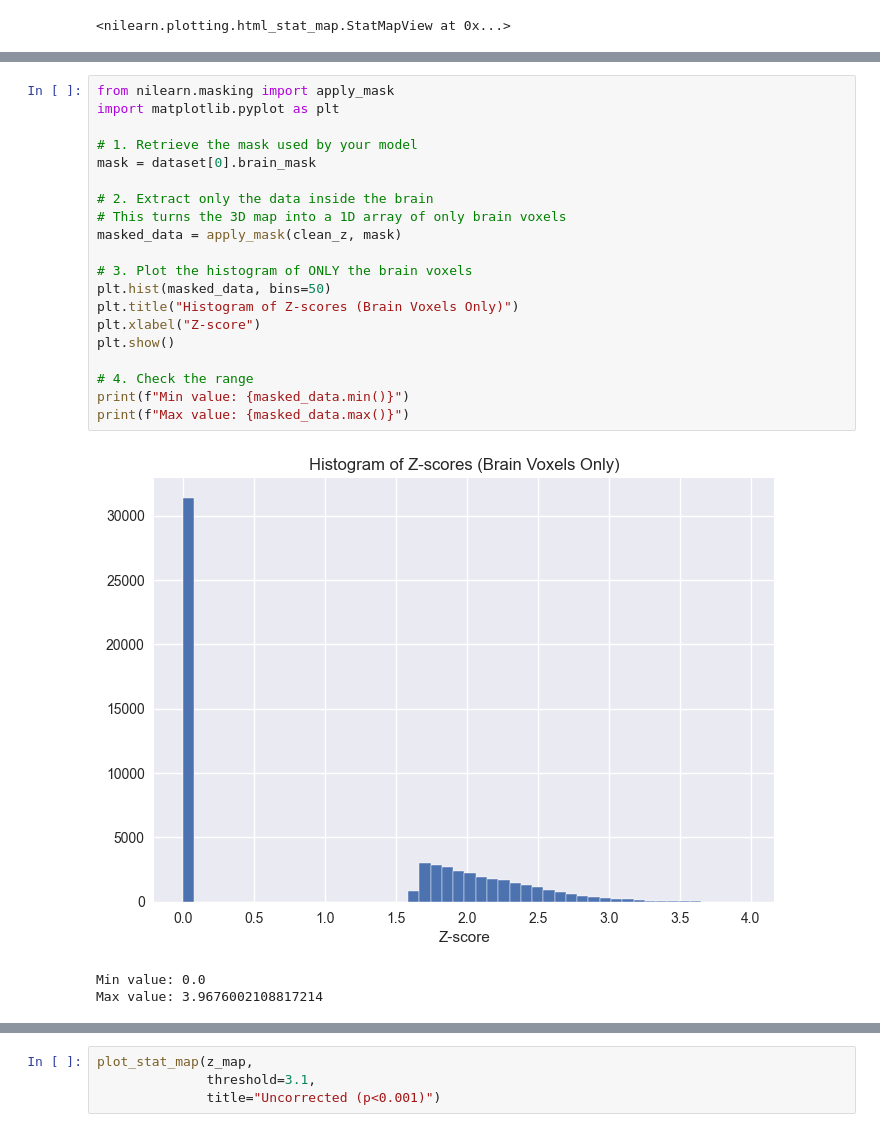
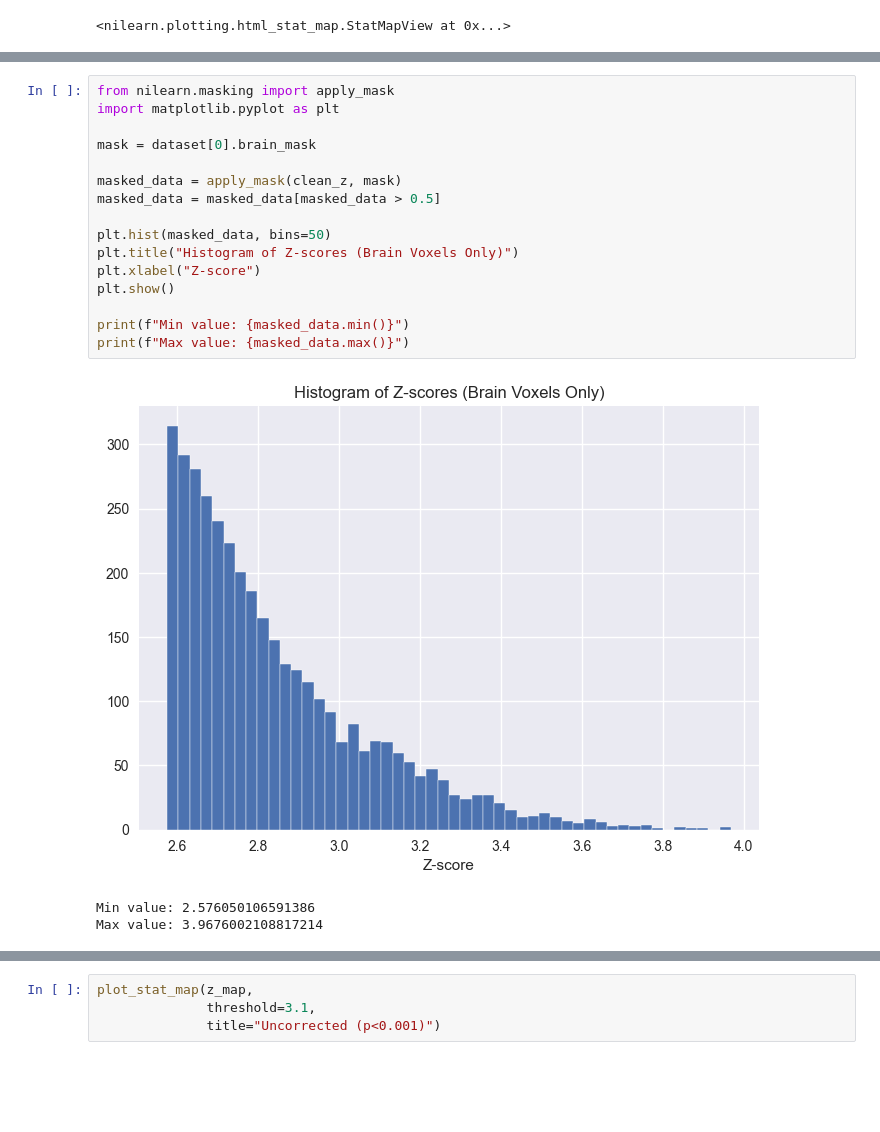
Before and after one commit to mducat/scz_familiarity_fMRI_ML, a Jupyter notebook: mri_single_subject.ipynb, the cells around one changed output, grey strips where cells are left out. Drawn from its saved outputs; the diff is of its cells as text; blank space fills up the shorter version.

```diff
--- a/mri_single_subject.ipynb
+++ b/mri_single_subject.ipynb
@@ -236,26 +236,22 @@ plt.show()
 # %%
 from nilearn.masking import apply_mask
 import matplotlib.pyplot as plt
 
-# 1. Retrieve the mask used by your model
 mask = dataset[0].brain_mask
 
-# 2. Extract only the data inside the brain
-# This turns the 3D map into a 1D array of only brain voxels
 masked_data = apply_mask(clean_z, mask)
+masked_data = masked_data[masked_data > 0.5]
 
-# 3. Plot the histogram of ONLY the brain voxels
 plt.hist(masked_data, bins=50)
 plt.title("Histogram of Z-scores (Brain Voxels Only)")
 plt.xlabel("Z-score")
 plt.show()
 
-# 4. Check the range
 print(f"Min value: {masked_data.min()}")
 print(f"Max value: {masked_data.max()}")
 # %% [output]
-[figure, old version]
+[figure, new version]
-Min value: 0.0
+Min value: 2.576050106591386
 Max value: 3.9676002108817214
 # %%
 import numpy as np
```
Also changed, not shown: parts of 6 cells of this notebook, 1 other file.
